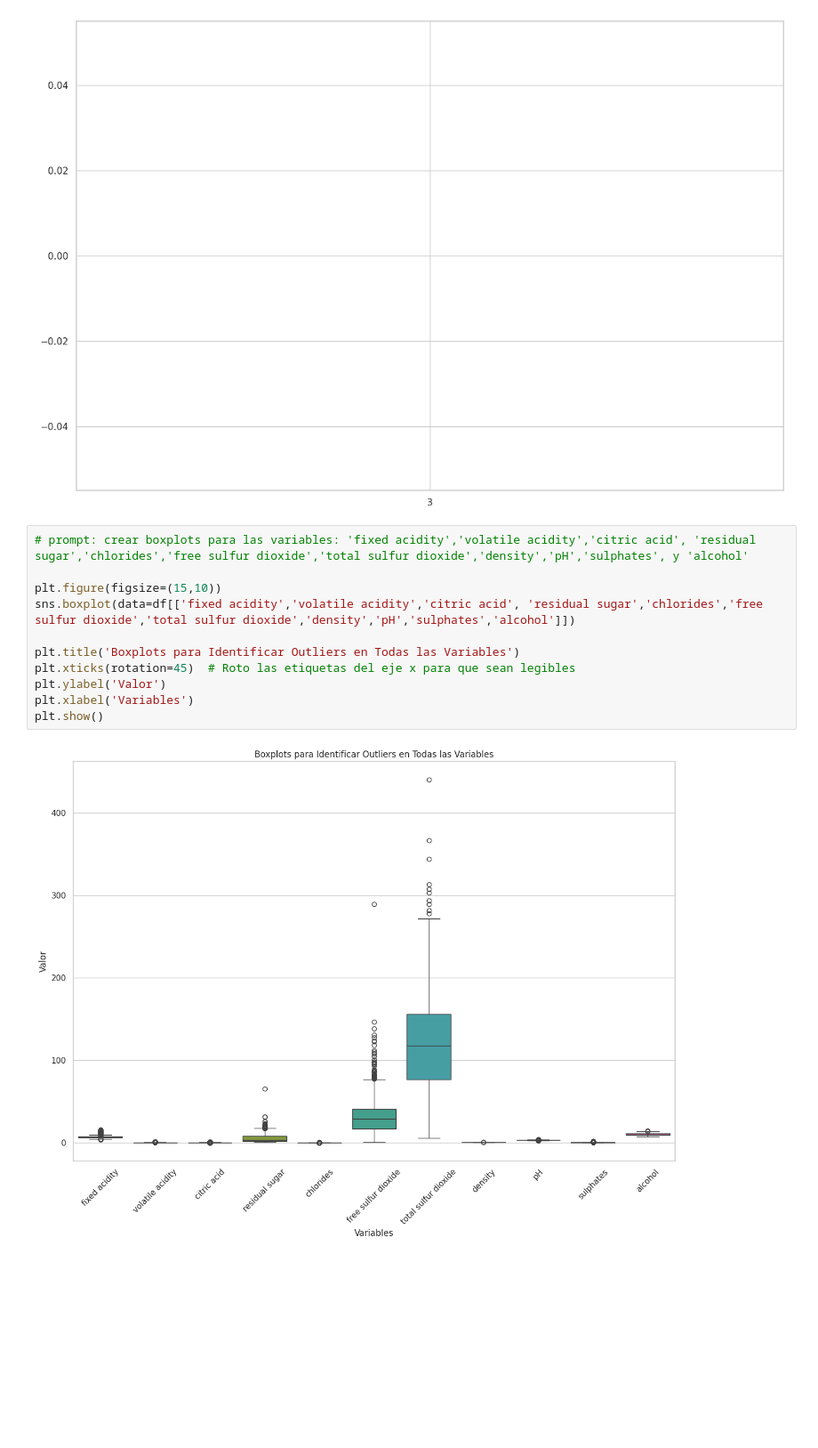
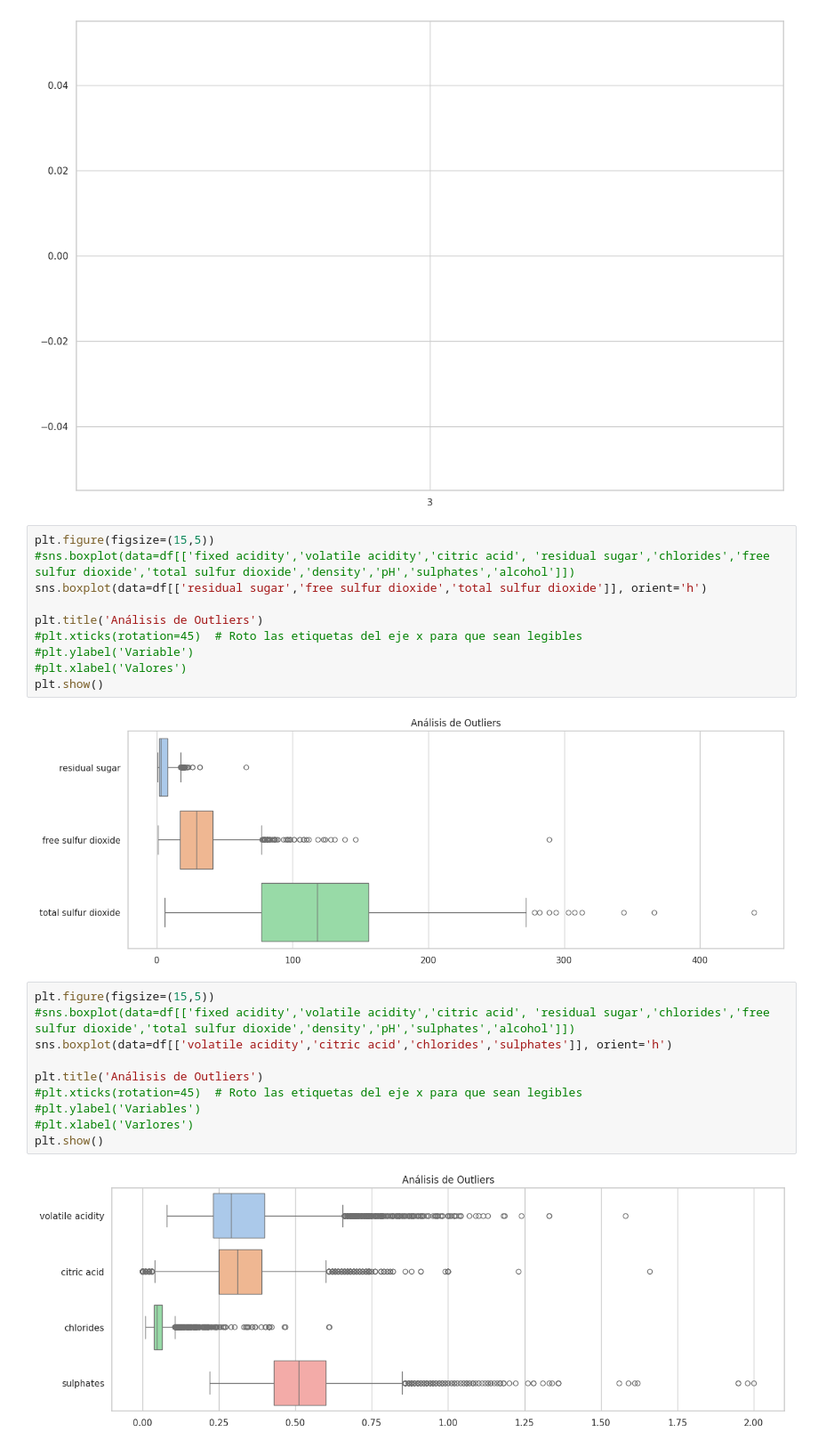
Before and after one commit to eugeinga/CODER-DataScienceI, a Jupyter notebook: TP_Data_Science_I.ipynb, the cells around one changed output. Shown at 89% size. Drawn from its saved outputs; the diff is of its cells as text; blank space fills up the shorter version.

Commit message:
Jugando con Boxplot

```diff
--- a/TP_Data_Science_I.ipynb
+++ b/TP_Data_Science_I.ipynb
@@ -360,16 +360,27 @@ plt.show()
 # %% [output]
 TypeError: Axes.bxp() got an unexpected keyword argument 'hued'
 [figure]
+# %%
+plt.figure(figsize=(15,5))
+#sns.boxplot(data=df[['fixed acidity','volatile acidity','citric acid', 'residual sugar','chlorides','free sulfur dioxide','total sulfur dioxide','density','pH','sulphates','alcohol']])
+sns.boxplot(data=df[['residual sugar','free sulfur dioxide','total sulfur dioxide']], orient='h')
+
+plt.title('Análisis de Outliers')
+#plt.xticks(rotation=45)  # Roto las etiquetas del eje x para que sean legibles
+#plt.ylabel('Variable')
+#plt.xlabel('Valores')
+plt.show()
+# %% [output]
+[figure, added]
 # %%
-# prompt: crear boxplots para las variables: 'fixed acidity','volatile acidity','citric acid', 'residual sugar','chlorides','free sulfur dioxide','total sulfur dioxide','density','pH','sulphates', y 'alcohol'
+plt.figure(figsize=(15,5))
+#sns.boxplot(data=df[['fixed acidity','volatile acidity','citric acid', 'residual sugar','chlorides','free sulfur dioxide','total sulfur dioxide','density','pH','sulphates','alcohol']])
+sns.boxplot(data=df[['volatile acidity','citric acid','chlorides','sulphates']], orient='h')
 
-plt.figure(figsize=(15,10))
-sns.boxplot(data=df[['fixed acidity','volatile acidity','citric acid', 'residual sugar','chlorides','free sulfur dioxide','total sulfur dioxide','density','pH','sulphates','alcohol']])
-
-plt.title('Boxplots para Identificar Outliers en Todas las Variables')
-plt.xticks(rotation=45)  # Roto las etiquetas del eje x para que sean legibles
-plt.ylabel('Valor')
-plt.xlabel('Variables')
+plt.title('Análisis de Outliers')
+#plt.xticks(rotation=45)  # Roto las etiquetas del eje x para que sean legibles
+#plt.ylabel('Variables')
+#plt.xlabel('Varlores')
 plt.show()
 # %% [output]
-[figure, old version]
+[figure, new version]
```
Also changed, not shown: parts of 3 cells of this notebook.
